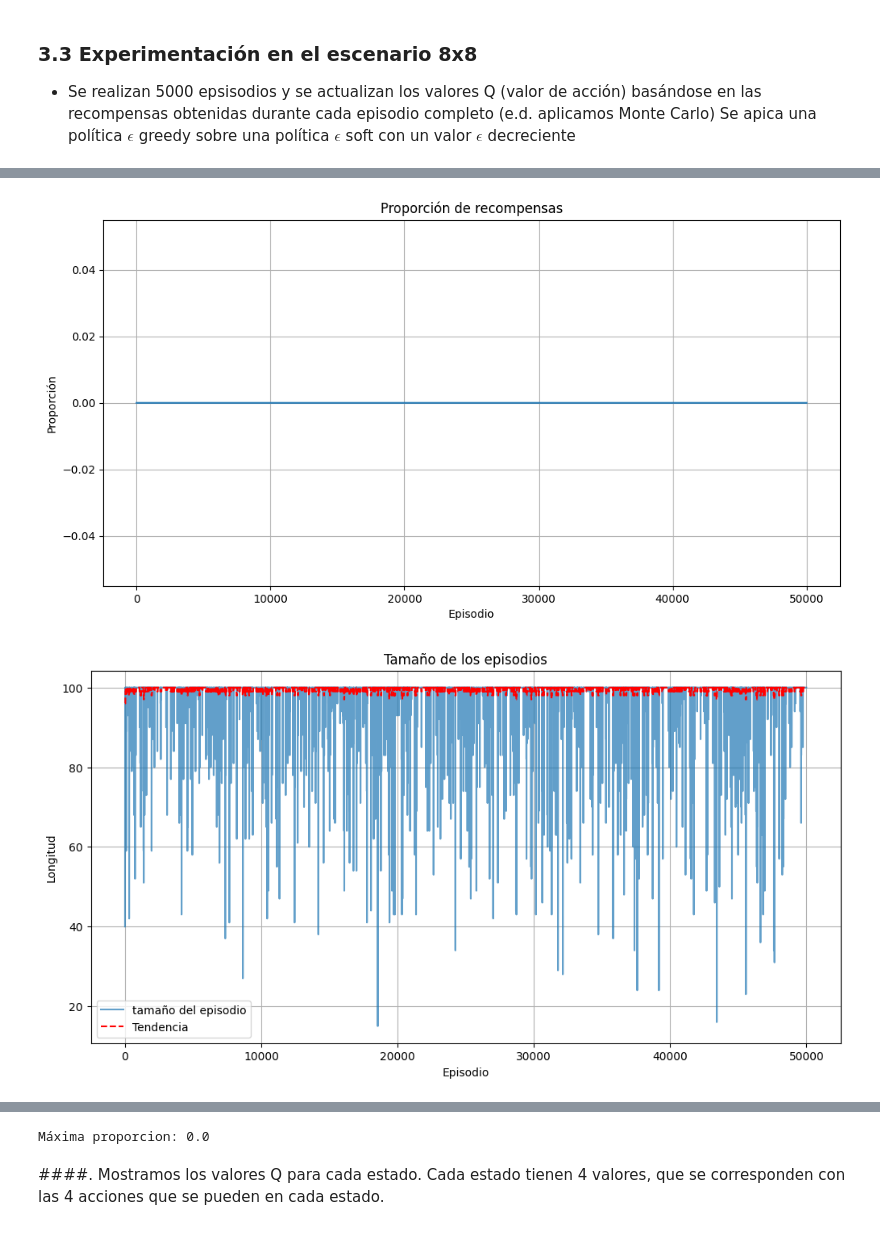
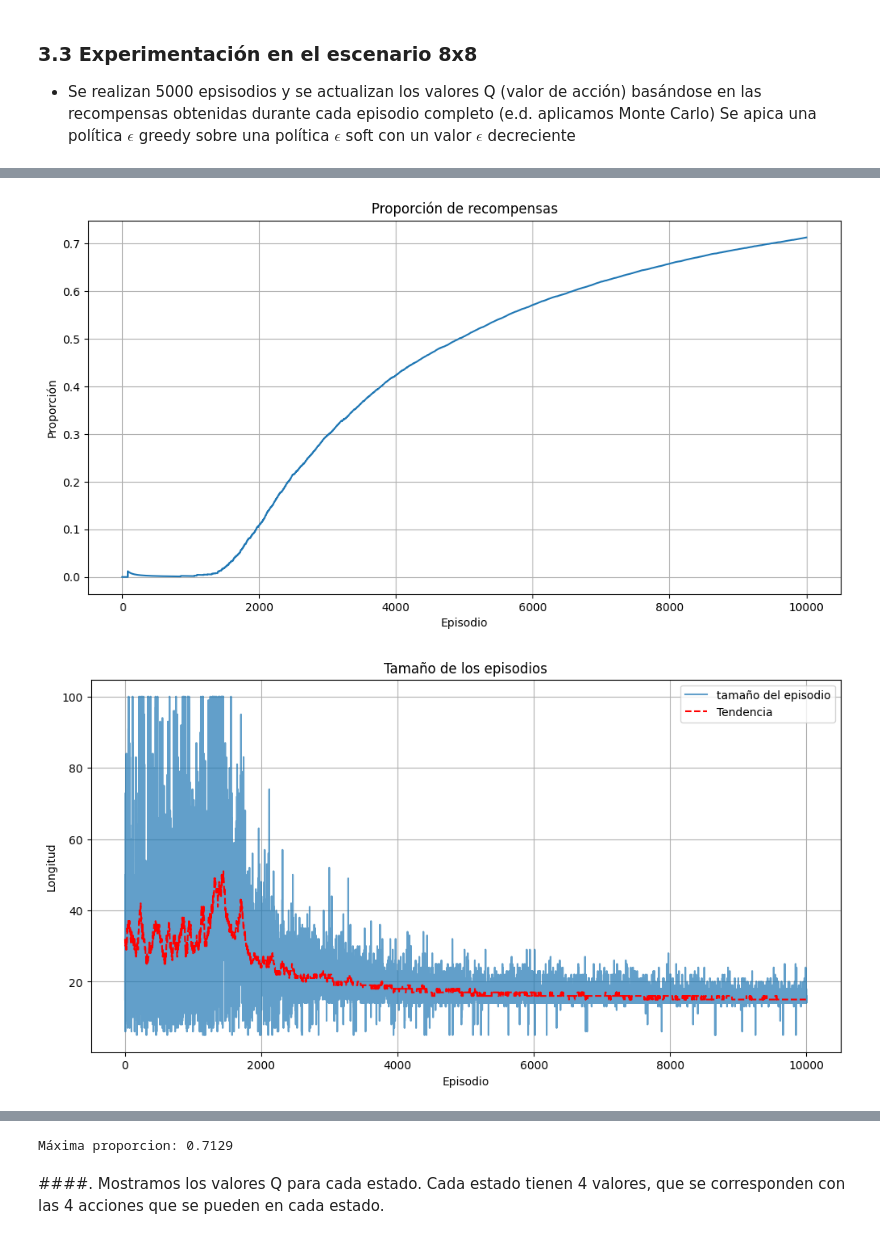
Before and after one commit to salvadeharo10/RL_DHBV, a Jupyter notebook: MonteCarloTodasLasVisitas.ipynb, the cells around one changed output, grey strips where cells are left out. Saved outputs shown, nothing was run; the diff lists cells and outputs as text; code cells hidden in the pictures.

```diff
--- a/MonteCarloTodasLasVisitas.ipynb
+++ b/MonteCarloTodasLasVisitas.ipynb
@@ -60,8 +70,9 @@ import gymnasium as gym
 # %%
 #@title Importamos el lago helado
 name = 'FrozenLake-v1'
-env4 = gym.make(name, is_slippery=False, map_name="4x4", render_mode="ansi") # No resbaladizo para entender mejor los resultados.
-env8 = gym.make(name, is_slippery=False, map_name="8x8", render_mode="ansi") # No resbaladizo para entender mejor los resultados.
+desc=["SFFF", "HHFH", "FFFH", "HFFG"]
+env4 = gym.make(name, is_slippery=False, map_name="4x4", render_mode="rgb_array", desc=desc) # No resbaladizo para entender mejor los resultados.
+env8 = gym.make(name, is_slippery=False, map_name="8x8", render_mode="rgb_array") # No resbaladizo para entender mejor los resultados.
 # %% [markdown]
 ## **2. Diseño del Agente**
 
@@ -413,0 +518,14 @@ success: 0.0, epsilon: 0.1
+# %%
+# @title Aprendizaje
+NUM_EPISODES = 10000
+GAMMA = 0.99  # Factor de descuento
+EPSILON = 0.4 # Probabilidad de exploración
+DECAY = True
+
+agent8 = AgentMonteCarloOnPolicy(
+    env=env8,
+    gamma=GAMMA,
+    epsilon=EPSILON,
+    decay = DECAY
+)
+Q8, list_stats8, episode_lengths8 = on_policy_all_visit(agent8, env8, num_episodes=NUM_EPISODES)
@@ -414,10 +542,10 @@ success: 0.0, epsilon: 0.1
 # %%
 #@title Proporción de aciertos por número de episodios
 
-plot(list_stats)
-plot_episode_lengths(episode_lengths)
+plot(list_stats8)
+plot_episode_lengths(episode_lengths8)
 #plot_episode_length_vs_time(episode_lengths)
-print(f"Máxima proporcion: {list_stats[-1]}")
+print(f"Máxima proporcion: {list_stats8[-1]}")
 # %% [output]
-[figure, old version]
+[figure, new version]
-[figure, old version]
+[figure, new version]
@@ -425,4 +552,4 @@ print(f"Máxima proporcion: {list_stats[-1]}")
-Máxima proporcion: 0.0
+Máxima proporcion: 0.7129
 # %% [markdown]
 ####.
 Mostramos los valores Q para cada estado. Cada estado tienen 4 valores, que se corresponden con las 4 acciones que se pueden en cada estado.
```
Also changed, not shown: parts of 16 cells of this notebook.
